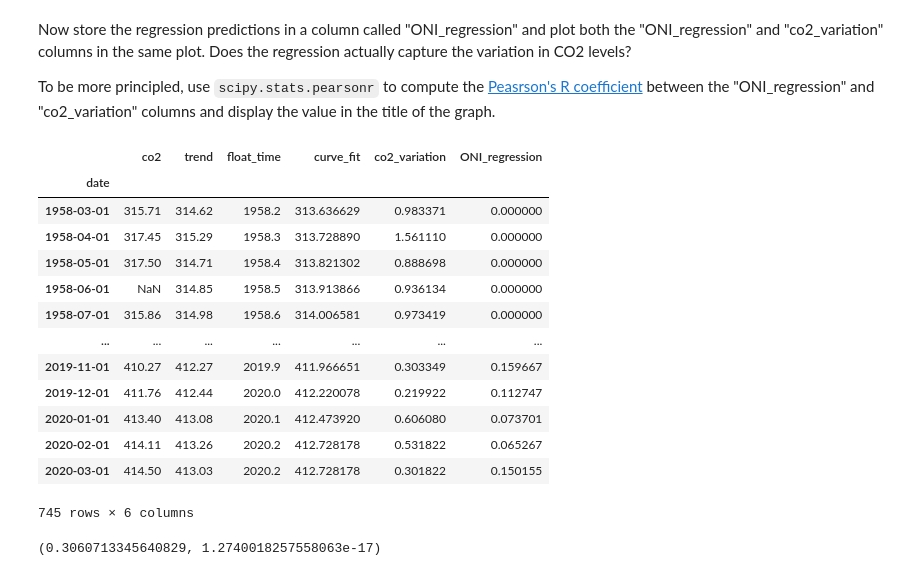
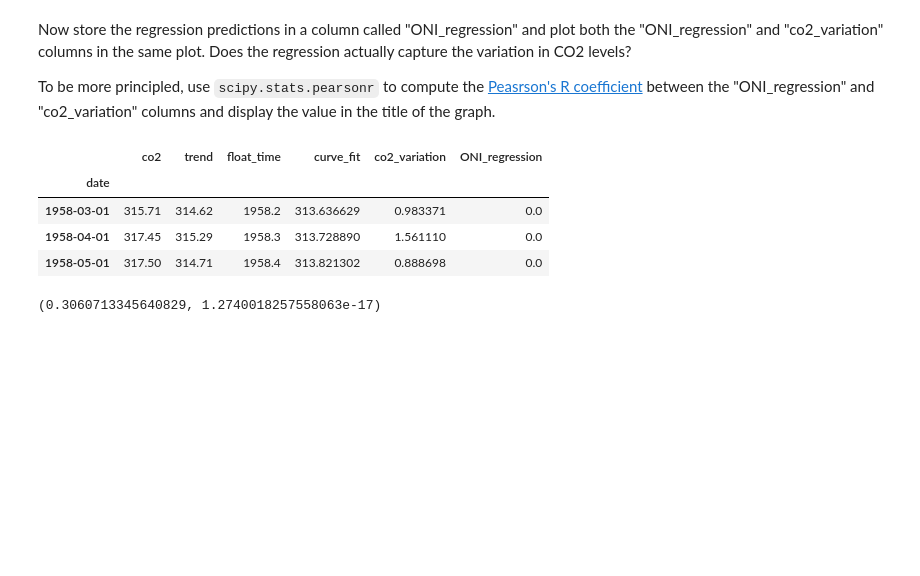
Before and after one commit to furkanackgz/Scientific-Programming-Exercises, a Jupyter notebook: Acikgoz_NadiFurkan_hw2.ipynb, the cells around one changed output. Cells and saved outputs as stored; diff of their text form; code cells hidden in the pictures; blank space fills up the shorter version.

```diff
--- a/Acikgoz_NadiFurkan_hw2.ipynb
+++ b/Acikgoz_NadiFurkan_hw2.ipynb
@@ -427,24 +403,15 @@ To be more principled, use `scipy.stats.pearsonr` to compute the [Peasrson's R c
 # %%
 # YOUR CODE HERE
 pred = np.zeros((len(y),1))
 pred[11: , 0] = clf.predict(x_features)
 df_sub['ONI_regression'] = pred
-df_sub
+df_sub.head(3)
 # %% [output]
 |  | co2 | trend | float_time | curve_fit | co2_variation | ONI_regression |
 | date |  |  |  |  |  |  |
-| 1958-03-01 | 315.71 | 314.62 | 1958.2 | 313.636629 | 0.983371 | 0.000000 |
-| 1958-04-01 | 317.45 | 315.29 | 1958.3 | 313.728890 | 1.561110 | 0.000000 |
-| 1958-05-01 | 317.50 | 314.71 | 1958.4 | 313.821302 | 0.888698 | 0.000000 |
-| 1958-06-01 | NaN | 314.85 | 1958.5 | 313.913866 | 0.936134 | 0.000000 |
-| 1958-07-01 | 315.86 | 314.98 | 1958.6 | 314.006581 | 0.973419 | 0.000000 |
-| ... | ... | ... | ... | ... | ... | ... |
-| 2019-11-01 | 410.27 | 412.27 | 2019.9 | 411.966651 | 0.303349 | 0.159667 |
-| 2019-12-01 | 411.76 | 412.44 | 2020.0 | 412.220078 | 0.219922 | 0.112747 |
-| 2020-01-01 | 413.40 | 413.08 | 2020.1 | 412.473920 | 0.606080 | 0.073701 |
-| 2020-02-01 | 414.11 | 413.26 | 2020.2 | 412.728178 | 0.531822 | 0.065267 |
-| 2020-03-01 | 414.50 | 413.03 | 2020.2 | 412.728178 | 0.301822 | 0.150155 |
+| 1958-03-01 | 315.71 | 314.62 | 1958.2 | 313.636629 | 0.983371 | 0.0 |
+| 1958-04-01 | 317.45 | 315.29 | 1958.3 | 313.728890 | 1.561110 | 0.0 |
+| 1958-05-01 | 317.50 | 314.71 | 1958.4 | 313.821302 | 0.888698 | 0.0 |
-745 rows × 6 columns
 # %%
 from scipy.stats import pearsonr
 pearsonr(df_sub.ONI_regression, df_sub.co2_variation)
```
Also changed, not shown: parts of 7 cells of this notebook.
